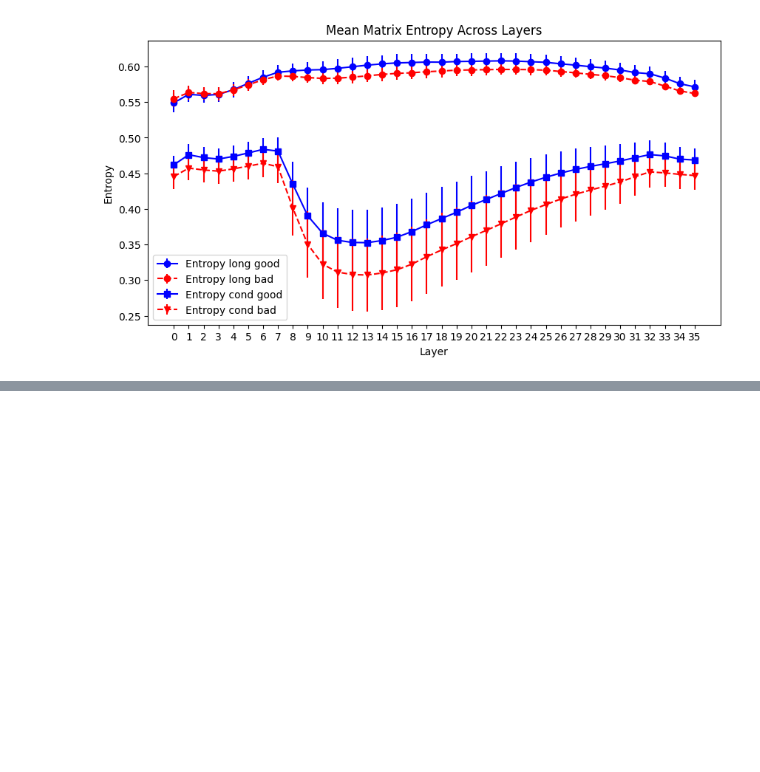
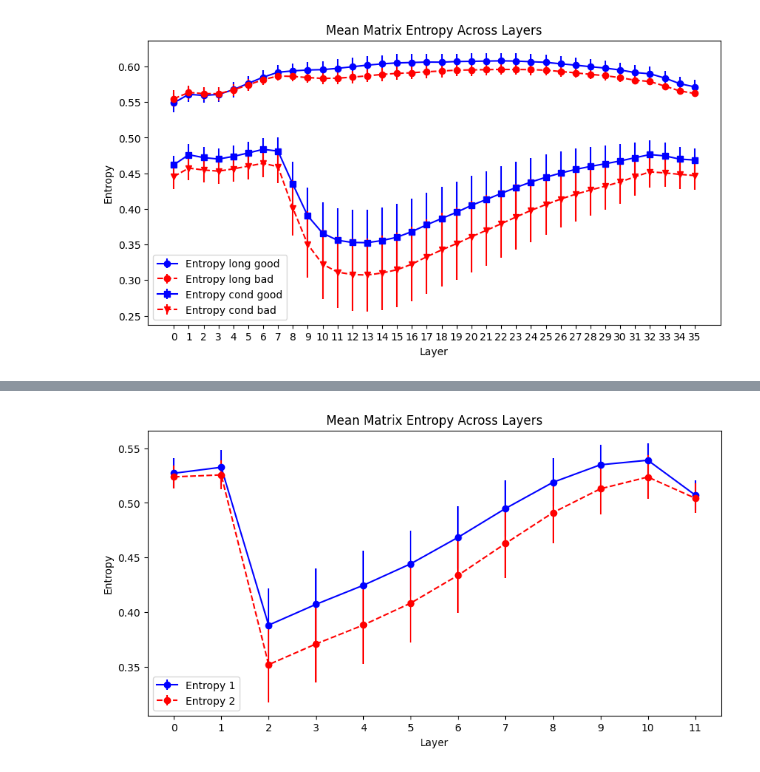
Before and after one commit to YichongLiang/Exploring-Matrix-Entropy-Across-LLM-Layers, a Jupyter notebook: main.ipynb, the cells around one changed output, grey strips where cells are left out. Saved outputs shown, nothing was run; the diff lists cells and outputs as text; code cells hidden in the pictures; blank space fills up the shorter version.

```diff
--- a/main.ipynb
+++ b/main.ipynb
@@ -402,0 +309,3 @@ plot_across_layers(
+# %%
+Entropy_gpt_utopian_mean, Entropy_gpt_utopian_std = entropy_cal_dataset(utopian_stories,MODEL2)
+Entropy_gpt_dytopian_mean, Entropy_gpt_dytopian_std = entropy_cal_dataset(dystopian_stories,MODEL2)
@@ -402,0 +337,13 @@ plot_across_layers(
+# %%
+plot_across_layers(
+    Entropy_gpt_utopian_mean,
+    Entropy_gpt_utopian_std,
+    Entropy_gpt_dytopian_mean,
+    Entropy_gpt_dytopian_std,
+    None,
+    None,
+    None,
+    None
+)
+# %% [output]
+[figure, added]
```
Also changed, not shown: parts of 46 cells of this notebook, 6 other files.
